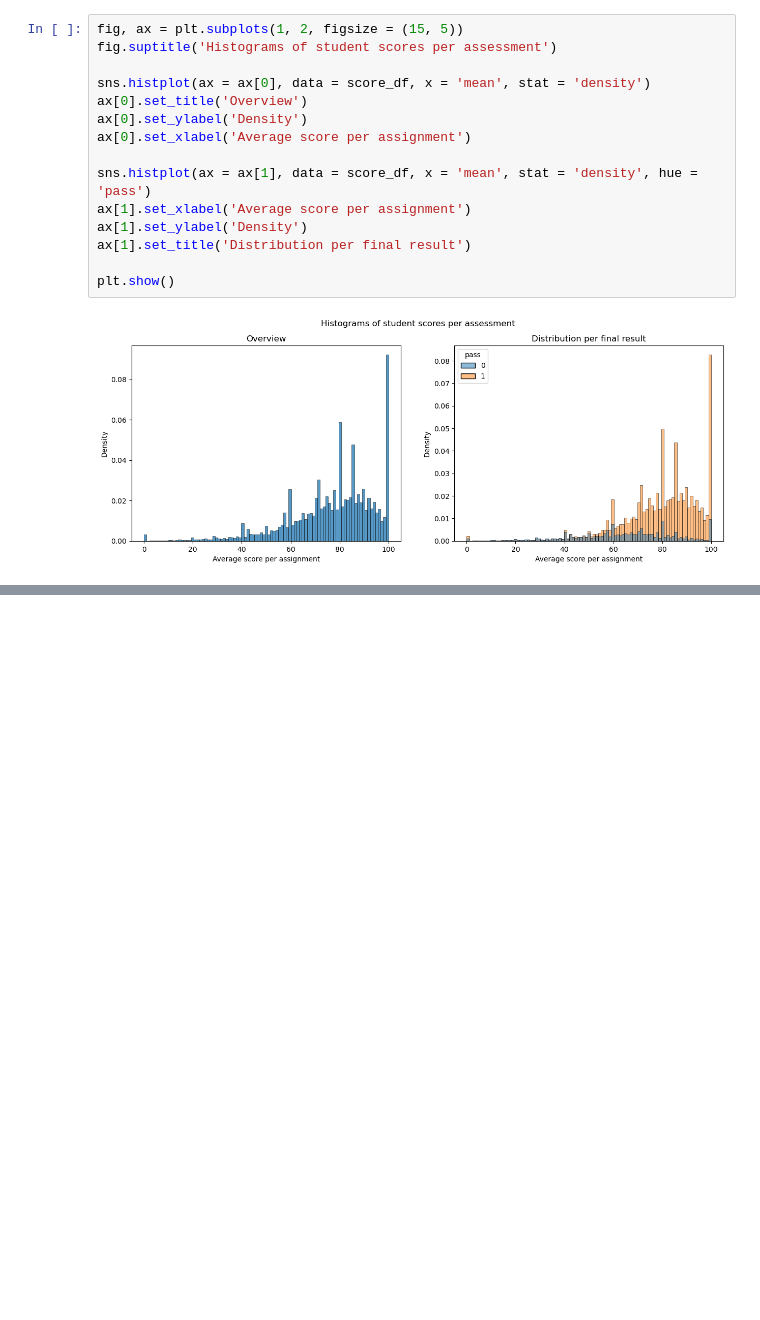
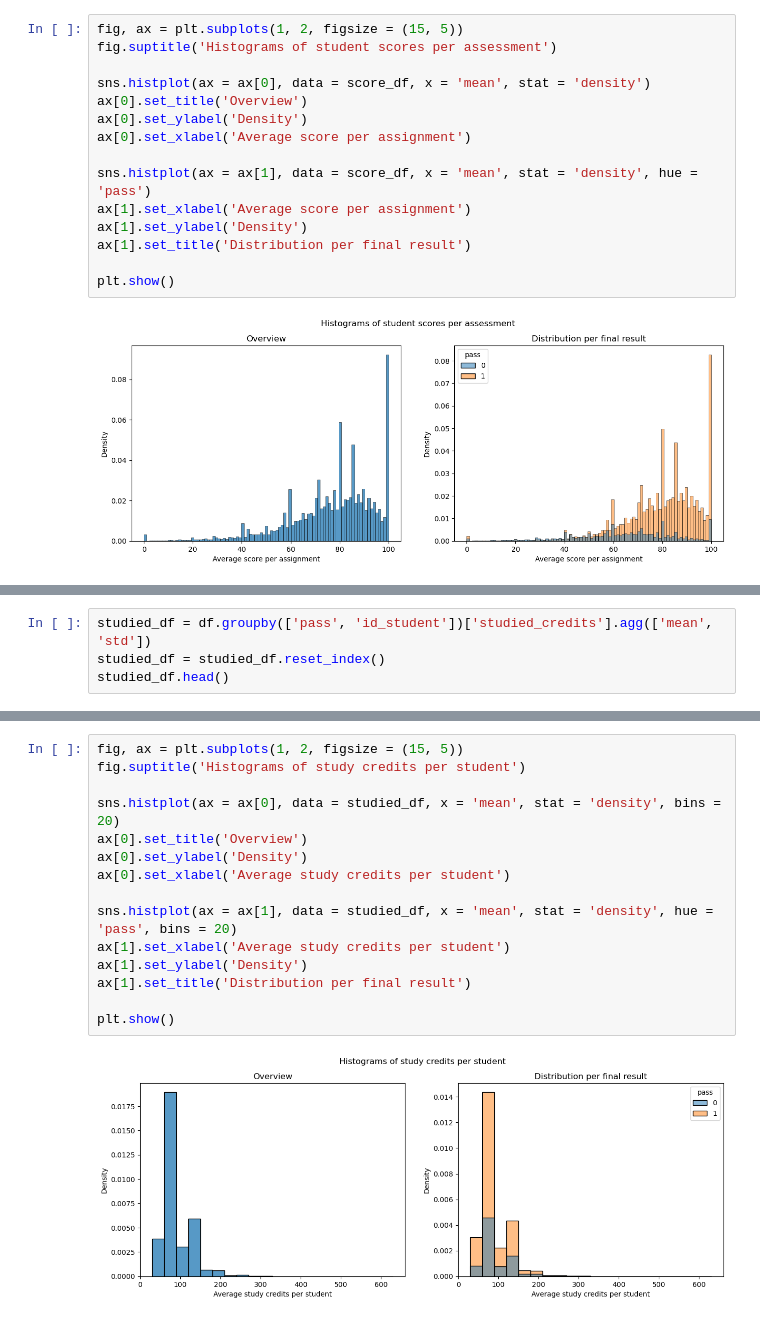
Before and after one commit to jpjavier23/springboard_eda_project, a Jupyter notebook: eda_stage_capstone_2.ipynb, the cells around one changed output, grey strips where cells are left out. Cells and saved outputs as stored; diff of their text form; blank space fills up the shorter version.

```diff
--- a/eda_stage_capstone_2.ipynb
+++ b/eda_stage_capstone_2.ipynb
@@ -834,0 +849,4 @@ plt.show()
+# %%
+studied_df = df.groupby(['pass', 'id_student'])['studied_credits'].agg(['mean', 'std'])
+studied_df = studied_df.reset_index()
+studied_df.head()
@@ -834,0 +885,17 @@ plt.show()
+# %%
+fig, ax = plt.subplots(1, 2, figsize = (15, 5))
+fig.suptitle('Histograms of study credits per student')
+
+sns.histplot(ax = ax[0], data = studied_df, x = 'mean', stat = 'density', bins = 20)
+ax[0].set_title('Overview')
+ax[0].set_ylabel('Density')
+ax[0].set_xlabel('Average study credits per student')
+
+sns.histplot(ax = ax[1], data = studied_df, x = 'mean', stat = 'density', hue = 'pass', bins = 20)
+ax[1].set_xlabel('Average study credits per student')
+ax[1].set_ylabel('Density')
+ax[1].set_title('Distribution per final result')
+
+plt.show()
+# %% [output]
+[figure, added]
```
Also changed, not shown: parts of 11 cells of this notebook.
